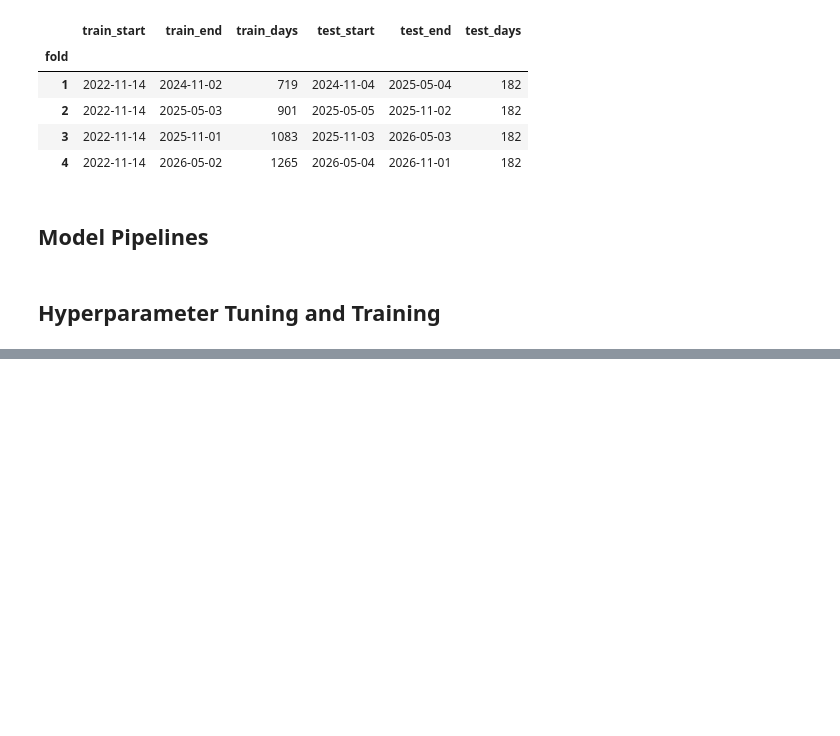
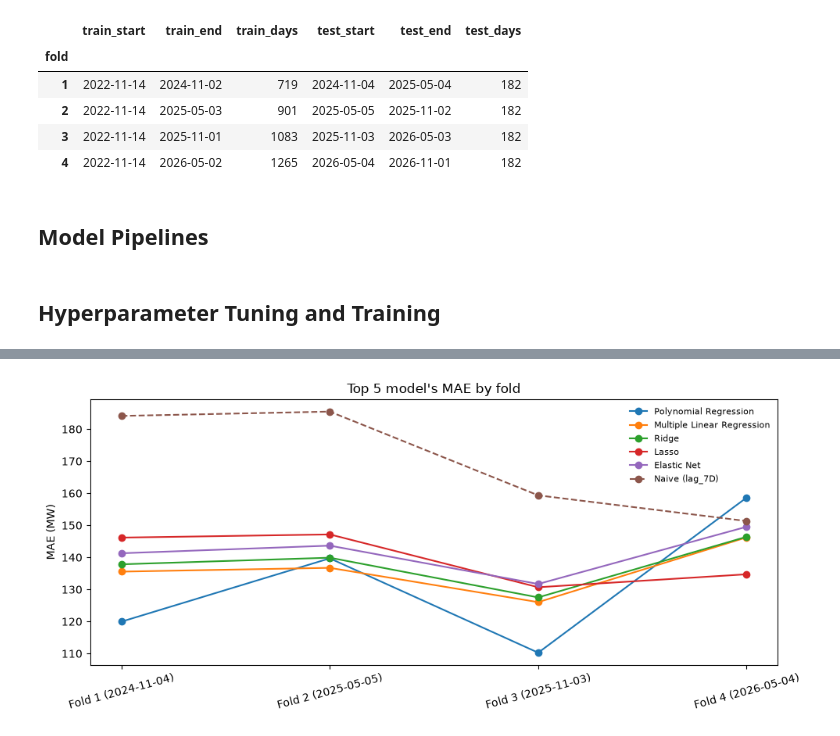
Before and after one commit to Sagnik2810Sarkar/EnergyOracle, a Jupyter notebook: src/modelling.ipynb, the cells around one changed output, grey strips where cells are left out. Cells and saved outputs as stored; diff of their text form; code cells hidden in the pictures; blank space fills up the shorter version.

```diff
--- a/src/modelling.ipynb
+++ b/src/modelling.ipynb
@@ -222,0 +333,18 @@ def make_search(name, target):
+# %%
+top_models = [m for m in summary.index if not is_naive(m)][:5]
+best_naive = next(m for m in summary.index if is_naive(m))
+show = top_models + [best_naive]
+
+fig, ax = plt.subplots(figsize=(10, 4.5))
+for m in show:
+    d = results[results.model == m].sort_values("fold")
+    ax.plot(d["fold"], d["MAE"], marker="o", ls="--" if is_naive(m) else "-", label=m)
+ax.set_xticks(fold_info.index)
+ax.set_xticklabels([f"Fold {i} ({fold_info.loc[i, 'test_start']})" for i in fold_info.index],
+                   fontsize=10, rotation=15)
+ax.set_ylabel("MAE (MW)"); ax.set_title("Top 5 model's MAE by fold")
+ax.legend(fontsize=8, frameon=False)
+fig.tight_layout()
+plt.show()
+# %% [output]
+[figure, added]
```
Also changed, not shown: parts of 16 cells of this notebook.
